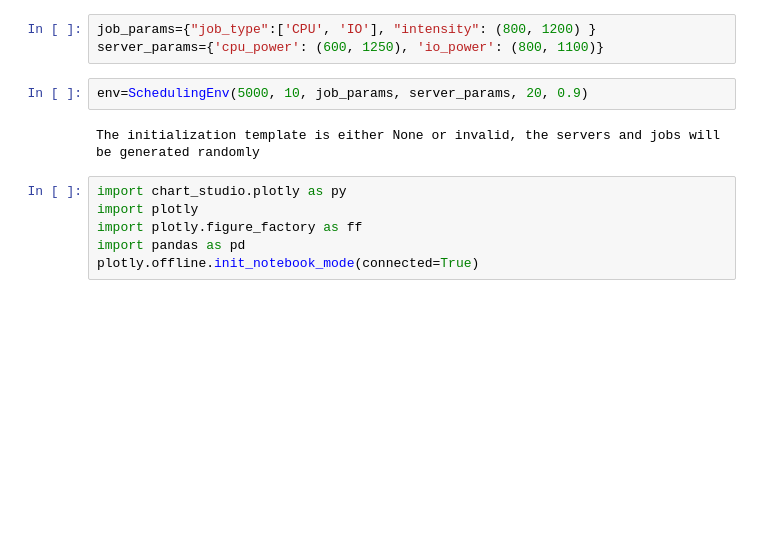
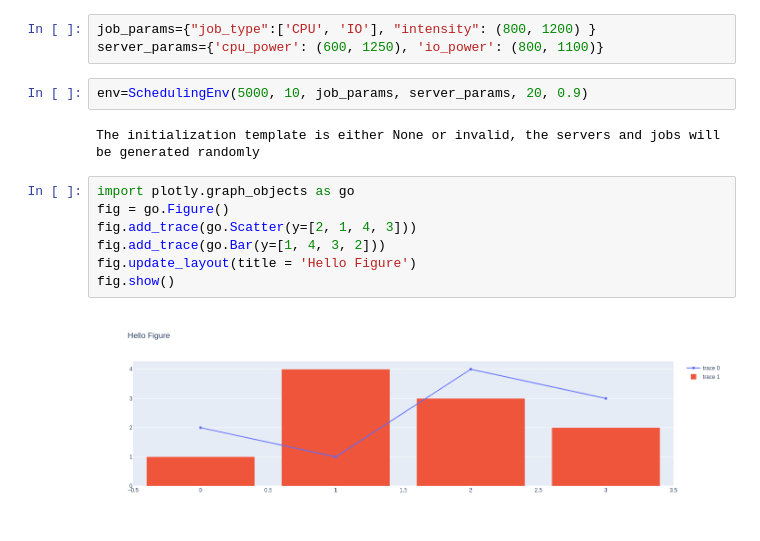
Before and after one commit to Gccxeon/JobScheduling, a Jupyter notebook: Untitled.ipynb, the cells around one changed output. Drawn from its saved outputs; the diff is of its cells as text; blank space fills up the shorter version.

```diff
--- a/Untitled.ipynb
+++ b/Untitled.ipynb
@@ -10,10 +13,13 @@ server_params={'cpu_power': (600, 1250), 'io_power': (800, 1100)}
 env=SchedulingEnv(5000, 10, job_params, server_params, 20, 0.9)
 # %% [output]
 The initialization template is either None or invalid, the servers and jobs will be generated randomly
-# %%
-import chart_studio.plotly as py
-import plotly
-import plotly.figure_factory as ff
-import pandas as pd
-plotly.offline.init_notebook_mode(connected=True)
+# %%
+import plotly.graph_objects as go
+fig = go.Figure()
+fig.add_trace(go.Scatter(y=[2, 1, 4, 3]))
+fig.add_trace(go.Bar(y=[1, 4, 3, 2]))
+fig.update_layout(title = 'Hello Figure')
+fig.show()
+# %% [output]
+[figure, added]
 # %%
```
Also changed, not shown: parts of 7 cells of this notebook, 5 other files.
